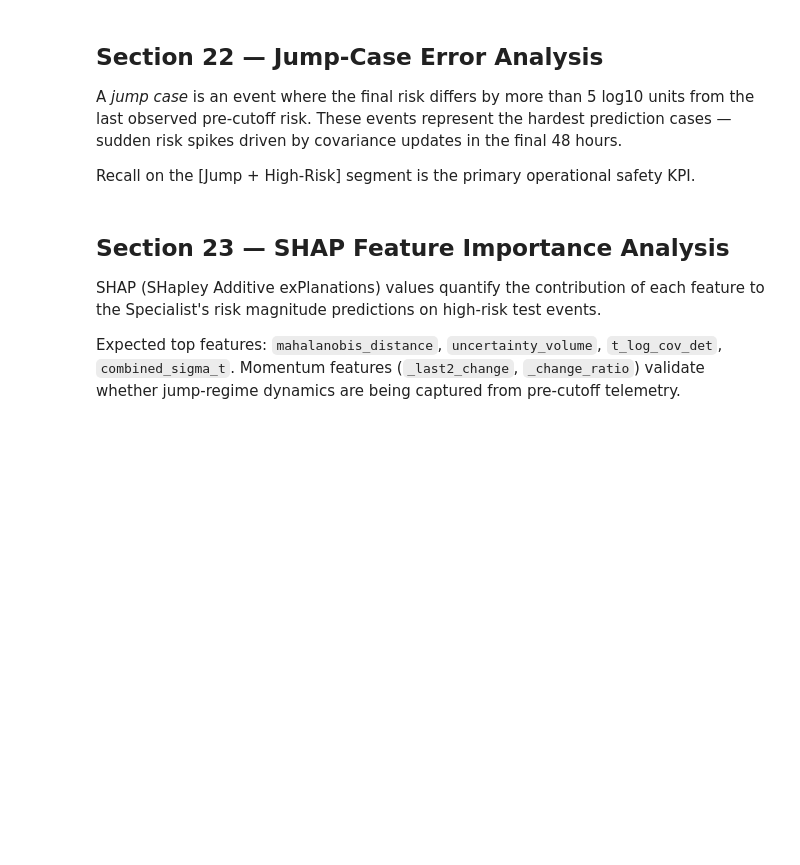
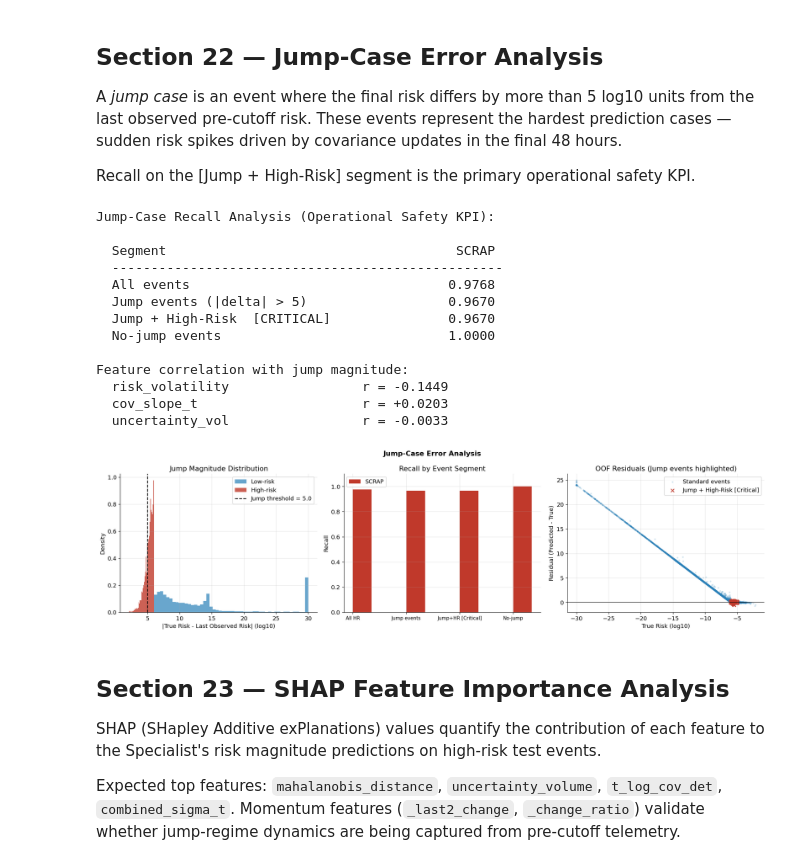
Before and after one commit to MahmoudAlyosify/SCRAP-Satellite-Collision-Risk-Assessment-and-Prediction, a Jupyter notebook: notebooks/SCRAP_Satellite_Collision_Risk_Assessment_and_Prediction.ipynb, the cells around one changed output. Drawn from its saved outputs; the diff is of its cells as text; code cells hidden in the pictures; blank space fills up the shorter version.

```diff
--- a/notebooks/SCRAP_Satellite_Collision_Risk_Assessment_and_Prediction.ipynb
+++ b/notebooks/SCRAP_Satellite_Collision_Risk_Assessment_and_Prediction.ipynb
@@ -1366,7 +1537,6 @@ JUMP_THRESHOLD = 5.0  # log10 units
 analysis = pd.DataFrame({
     'y_true'         : y_train,
     'y_pred'         : oof_final,
-    'risk_last'      : lrp_train,
     'uncertainty_vol': X_train.get('uncertainty_volume_last',
                            pd.Series(0, index=X_train.index)).values,
     'risk_volatility': X_train.get('risk_volatility_ratio',
@@ -1375,10 +1545,9 @@ analysis = pd.DataFrame({
                            pd.Series(0, index=X_train.index)).values,
     'is_high_risk'   : y_bin_train,
 })
-analysis['jump_magnitude'] = np.abs(analysis['y_true'] - analysis['risk_last'])
+analysis['jump_magnitude'] = np.abs(analysis['y_true'] - analysis.get('risk_last', pd.Series(0, index=analysis.index)))
 analysis['jump_flag']      = (analysis['jump_magnitude'] > JUMP_THRESHOLD).astype(int)
 analysis['pred_hr']        = (oof_proba >= SENTINEL_THRESHOLD).astype(int)
-analysis['pred_hr_lrp']    = ((10.0**lrp_train) >= RISK_THRESHOLD).astype(int)
 
 m_jump    = analysis['jump_flag'] == 1
 m_hr      = analysis['is_high_risk'] == 1
@@ -1392,8 +1561,8 @@ def seg_recall(mask, col):
 
 print('Jump-Case Recall Analysis (Operational Safety KPI):')
 print()
-print(f'  {"Segment":<40} {"LRP":>8} {"SCRAP":>8} {"Delta":>8}')
-print(f'  {"-"*67}')
+print(f'  {"Segment":<40} {"SCRAP":>8}')
+print(f'  {"-"*50}')
 segments = [
     ('All events',                   m_hr),
     ('Jump events (|delta| > 5)',     m_jump),
@@ -1401,15 +1570,11 @@ segments = [
     ('No-jump events',                ~m_jump),
 ]
 for name, mask in segments:
-    lrp_r  = seg_recall(mask, 'pred_hr_lrp')
     scrap_r = seg_recall(mask, 'pred_hr')
-    if np.isnan(lrp_r) or np.isnan(scrap_r):
-        print(f'  {name:<40} {"N/A":>8} {"N/A":>8} {"N/A":>8}')
+    if np.isnan(scrap_r):
+        print(f'  {name:<40} {"N/A":>8}')
         continue
-    delta = scrap_r - lrp_r
-    flag  = ('  Improved' if delta > 0.005
-              else '  Degraded' if delta < -0.005 else '')
-    print(f'  {name:<40} {lrp_r:>8.4f} {scrap_r:>8.4f} {delta:>+8.4f}{flag}')
+    print(f'  {name:<40} {scrap_r:>8.4f}')
 
 print()
 print('Feature correlation with jump magnitude:')
@@ -1429,38 +1594,50 @@ axes[0].axvline(JUMP_THRESHOLD, color='black', ls='--',
                 label=f'Jump threshold = {JUMP_THRESHOLD}')
 axes[0].set_xlabel('|True Risk - Last Observed Risk| (log10)')
 axes[0].set_ylabel('Density')
 axes[0].set_title('Jump Magnitude Distribution')
 axes[0].legend()
 
-segs    = ['All HR', 'Jump events', 'Jump+HR
-[Critical]', 'No-jump']
-lrp_rs  = [seg_recall(m, 'pred_hr_lrp') for m in [m_hr, m_jump, m_jump_hr, ~m_jump]]
+segs    = ['All HR', 'Jump events', 'Jump+HR [Critical]', 'No-jump']
 scrap_rs = [seg_recall(m, 'pred_hr')    for m in [m_hr, m_jump, m_jump_hr, ~m_jump]]
 x = np.arange(len(segs)); w = 0.35
-axes[1].bar(x - w/2, [r if not np.isnan(r) else 0 for r in lrp_rs],  w,
-            color=PALETTE['lr'], label='LRP Baseline')
+
 axes[1].bar(x + w/2, [r if not np.isnan(r) else 0 for r in scrap_rs], w,
             color=PALETTE['hr'], label='SCRAP')
 axes[1].set_xticks(x); axes[1].set_xticklabels(segs, fontsize=9)
 axes[1].set_ylabel('Recall')
 axes[1].set_title('Recall by Event Segment')
 axes[1].set_ylim(0, 1.1); axes[1].legend()
 
 residuals = oof_final - y_train
 axes[2].scatter(y_train[~m_jump_hr], residuals[~m_jump_hr],
                 alpha=0.15, s=5, color=PALETTE['lr'], label='Standard events')
 axes[2].scatter(y_train[m_jump_hr],  residuals[m_jump_hr],
                 alpha=0.9, s=40, color=PALETTE['hr'], marker='x',
                 label='Jump + High-Risk [Critical]')
 axes[2].axhline(0, color='black', lw=0.8)
 axes[2].set_xlabel('True Risk (log10)')
 axes[2].set_ylabel('Residual (Predicted - True)')
 axes[2].set_title('OOF Residuals (Jump events highlighted)')
 axes[2].legend()
 
 plt.tight_layout()
 plt.savefig('jump_analysis.png', dpi=120, bbox_inches='tight')
 plt.show()
+# %% [output]
+Jump-Case Recall Analysis (Operational Safety KPI):
+
+  Segment                                     SCRAP
+  --------------------------------------------------
+  All events                                 0.9768
+  Jump events (|delta| > 5)                  0.9670
+  Jump + High-Risk  [CRITICAL]               0.9670
+  No-jump events                             1.0000
+
+Feature correlation with jump magnitude:
+  risk_volatility                 r = -0.1449
+  cov_slope_t                     r = +0.0203
+  uncertainty_vol                 r = -0.0033
+[figure, added]
 # %% [markdown]
 ## Section 23 — SHAP Feature Importance Analysis
 
```
Also changed, not shown: parts of 28 cells of this notebook, 6 other files.
